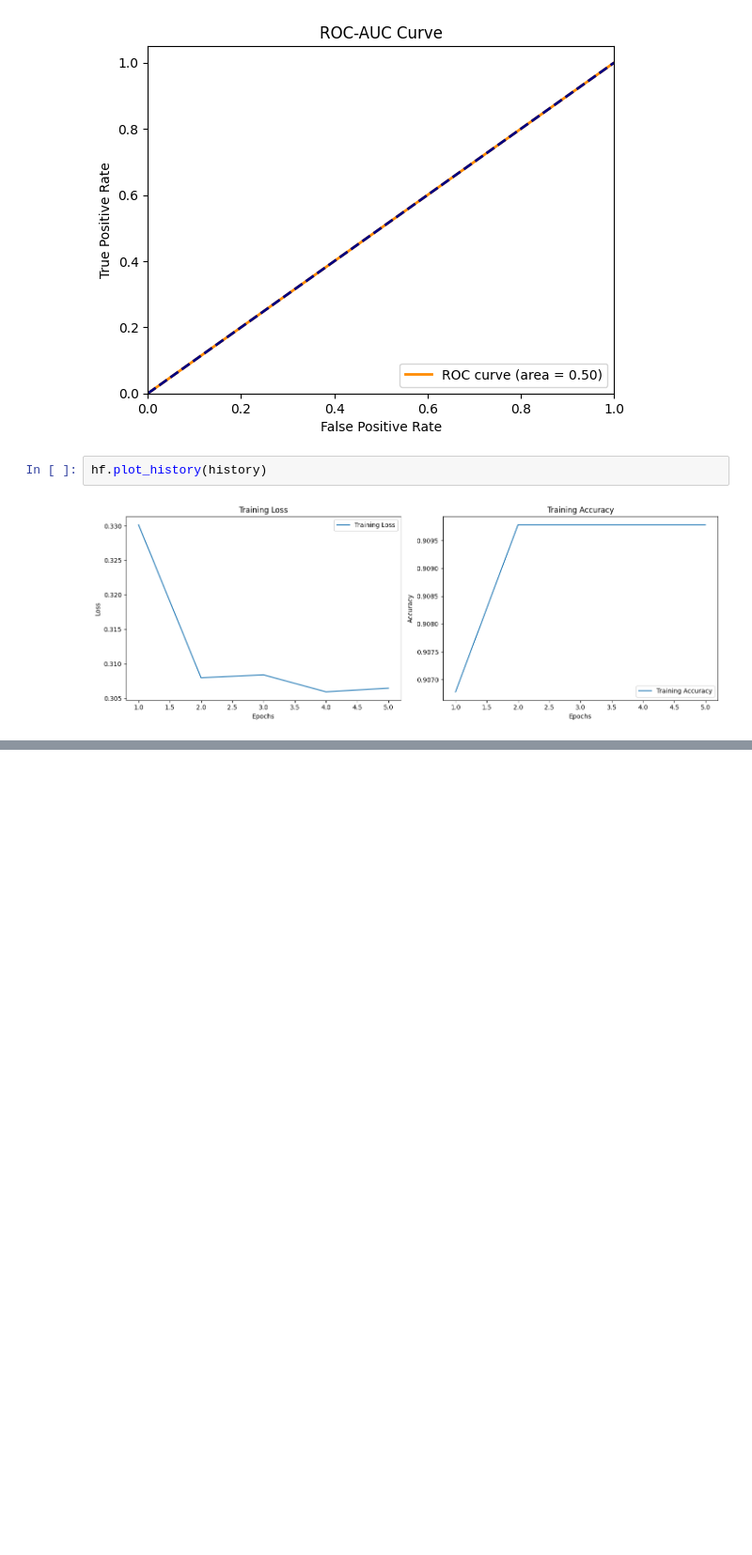
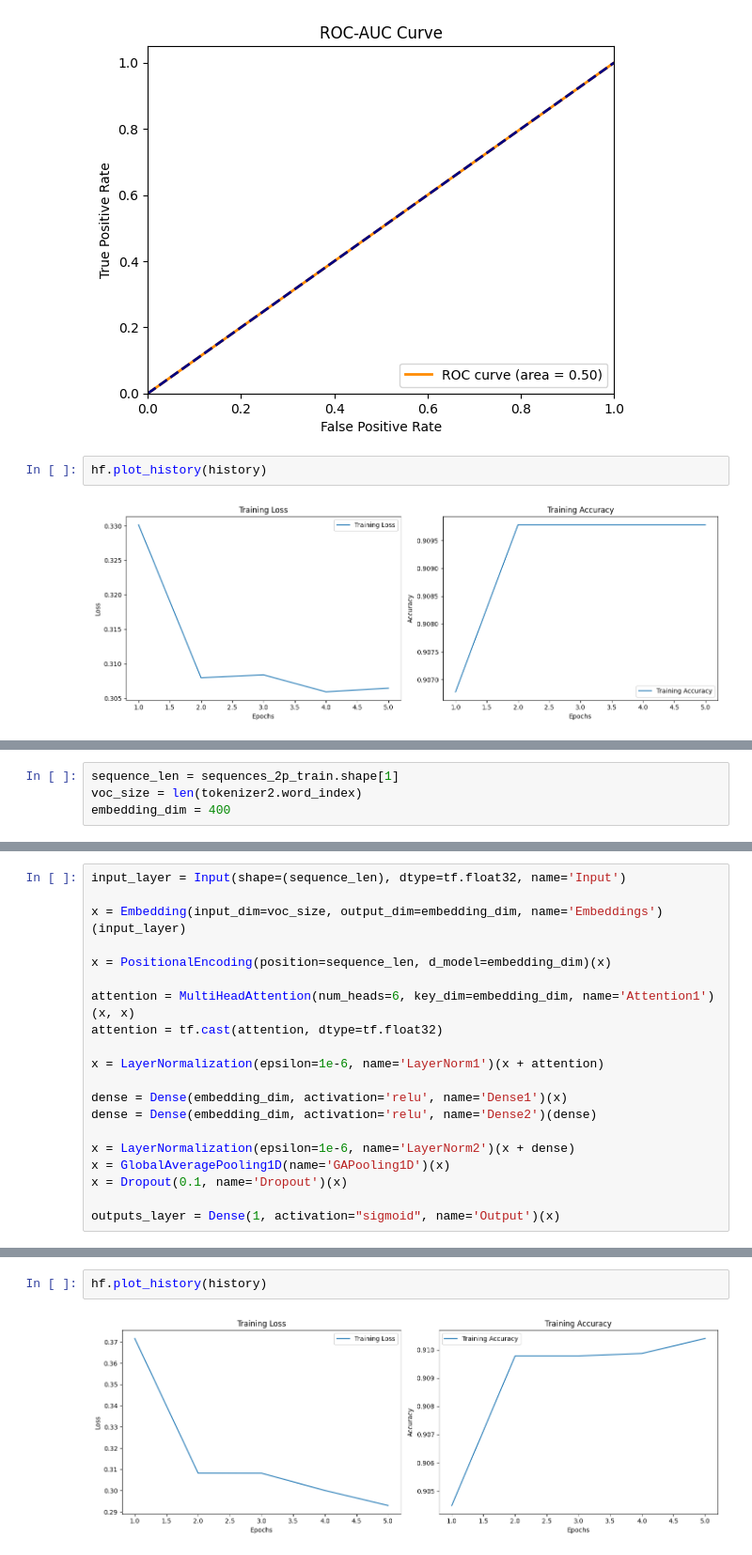
Before and after one commit to konstantinosmpouros/Bioinforming_the_youth_Hackathon, a Jupyter notebook: Protein analysis - Modeling.ipynb, the cells around one changed output, grey strips where cells are left out. Shown at 94% size. Saved outputs shown, nothing was run; the diff lists cells and outputs as text; blank space fills up the shorter version.

```diff
--- a/Protein analysis - Modeling.ipynb
+++ b/Protein analysis - Modeling.ipynb
@@ -500,0 +503,4 @@ hf.plot_history(history)
+# %%
+sequence_len = sequences_2p_train.shape[1]
+voc_size = len(tokenizer2.word_index)
+embedding_dim = 400
@@ -500,0 +583,20 @@ hf.plot_history(history)
+# %%
+input_layer = Input(shape=(sequence_len), dtype=tf.float32, name='Input')
+
+x = Embedding(input_dim=voc_size, output_dim=embedding_dim, name='Embeddings')(input_layer)
+
+x = PositionalEncoding(position=sequence_len, d_model=embedding_dim)(x)
+
+attention = MultiHeadAttention(num_heads=6, key_dim=embedding_dim, name='Attention1')(x, x)
+attention = tf.cast(attention, dtype=tf.float32)
+
+x = LayerNormalization(epsilon=1e-6, name='LayerNorm1')(x + attention)
+
+dense = Dense(embedding_dim, activation='relu', name='Dense1')(x)
+dense = Dense(embedding_dim, activation='relu', name='Dense2')(dense)
+
+x = LayerNormalization(epsilon=1e-6, name='LayerNorm2')(x + dense)
+x = GlobalAveragePooling1D(name='GAPooling1D')(x)
+x = Dropout(0.1, name='Dropout')(x)
+
+outputs_layer = Dense(1, activation="sigmoid", name='Output')(x)
@@ -500,0 +667,4 @@ hf.plot_history(history)
+# %%
+hf.plot_history(history)
+# %% [output]
+[figure, added]
```
Also changed, not shown: parts of 22 cells of this notebook, 5 other files.
